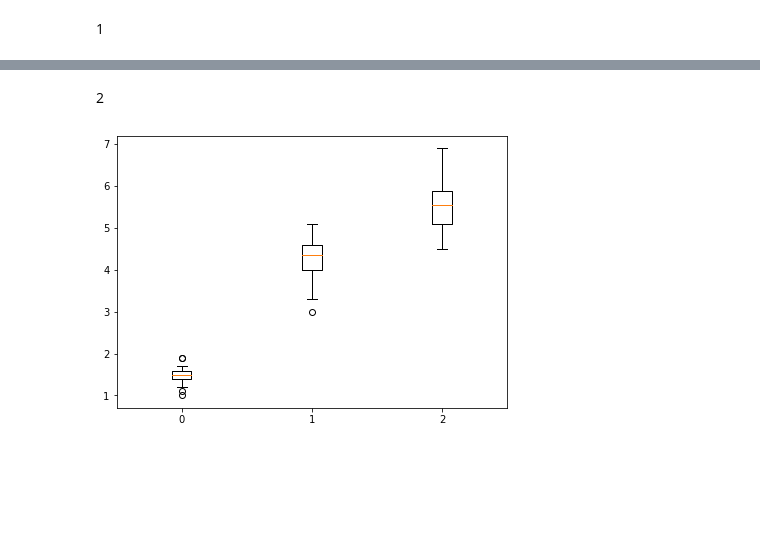
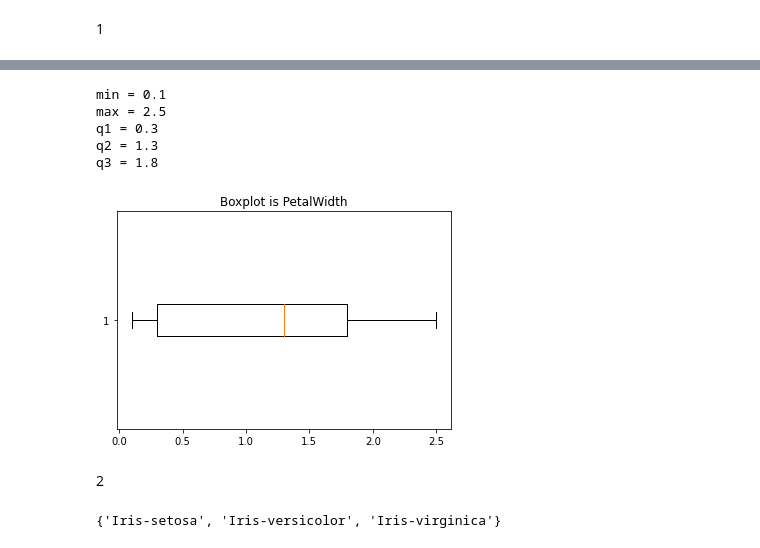
Before and after one commit to sitthatkaja/data_viz_2022, a Jupyter notebook: DataViz02_Data_Distribution_.ipynb, the cells around one changed output, grey strips where cells are left out. Saved outputs shown, nothing was run; the diff lists cells and outputs as text; code cells hidden in the pictures; blank space fills up the shorter version.

```diff
--- a/DataViz02_Data_Distribution_.ipynb
+++ b/DataViz02_Data_Distribution_.ipynb
@@ -316,10 +339,15 @@ q3 = 6.4
+# %%
+fb(df['PetalWidth'],'PetalWidth')
+# %% [output]
+min = 0.1
+max = 2.5
+q1 = 0.3
+q2 = 1.3
+q3 = 1.8
+[figure, added]
 # %% [markdown]
 2
-# %%
-fig = plt.figure(figsize =(7, 5)) # กำหนดขนาดกราฟ
-
-bp1 = plt.boxplot(df['PetalLength'][0:50],vert=True,positions=[0]);  ## ชนิด 1
-bp2 = plt.boxplot(df['PetalLength'][50:100],vert=True,positions=[1]); ## ชนิด 2
-bp3 = plt.boxplot(df['PetalLength'][100:150],vert=True,positions=[2]); ## ชนิด 3
-# %% [output]
-[figure, removed]
+# %%
+set(df['Name'])
+# %% [output]
+{'Iris-setosa', 'Iris-versicolor', 'Iris-virginica'}
```
Also changed, not shown: parts of 8 cells of this notebook.
